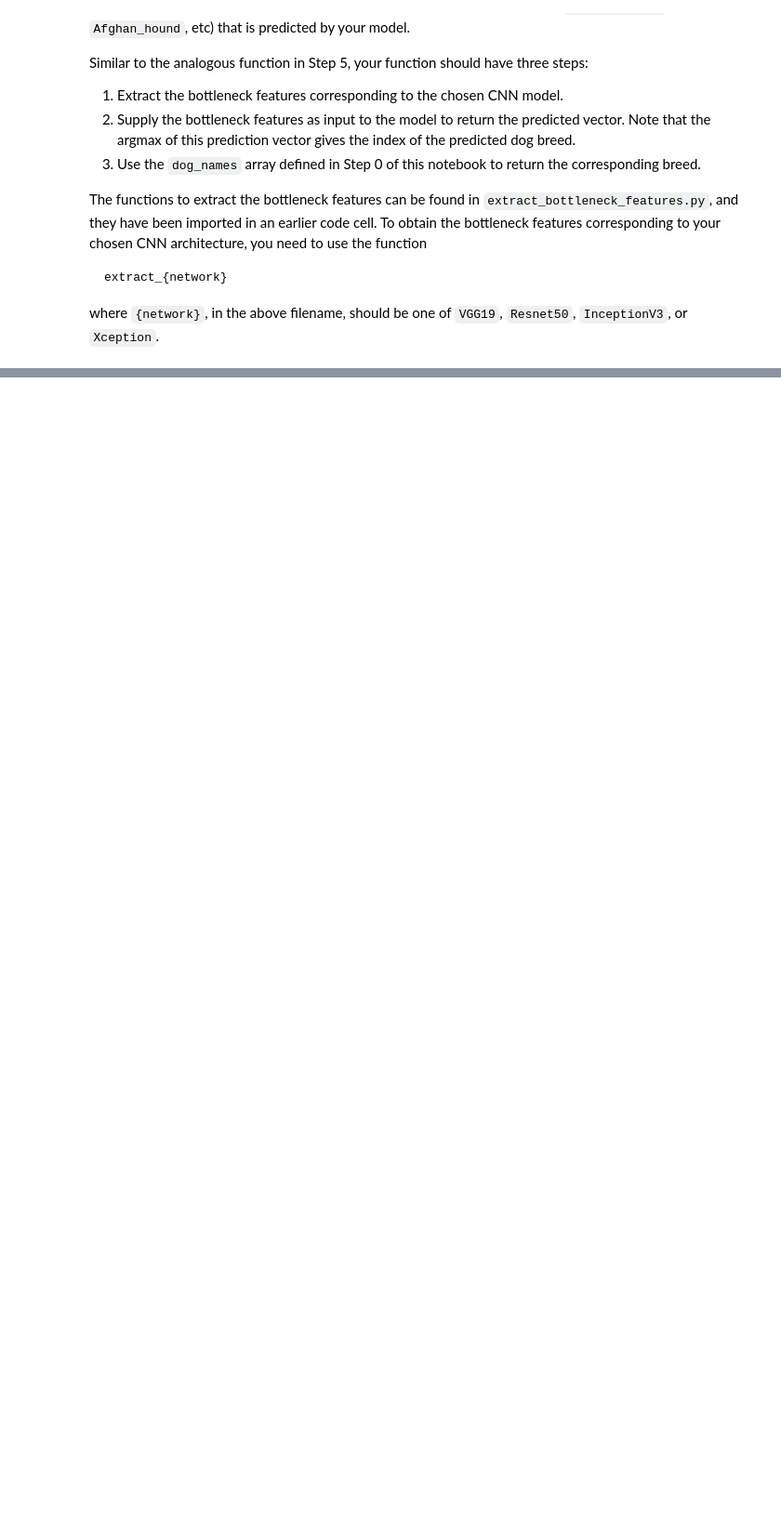
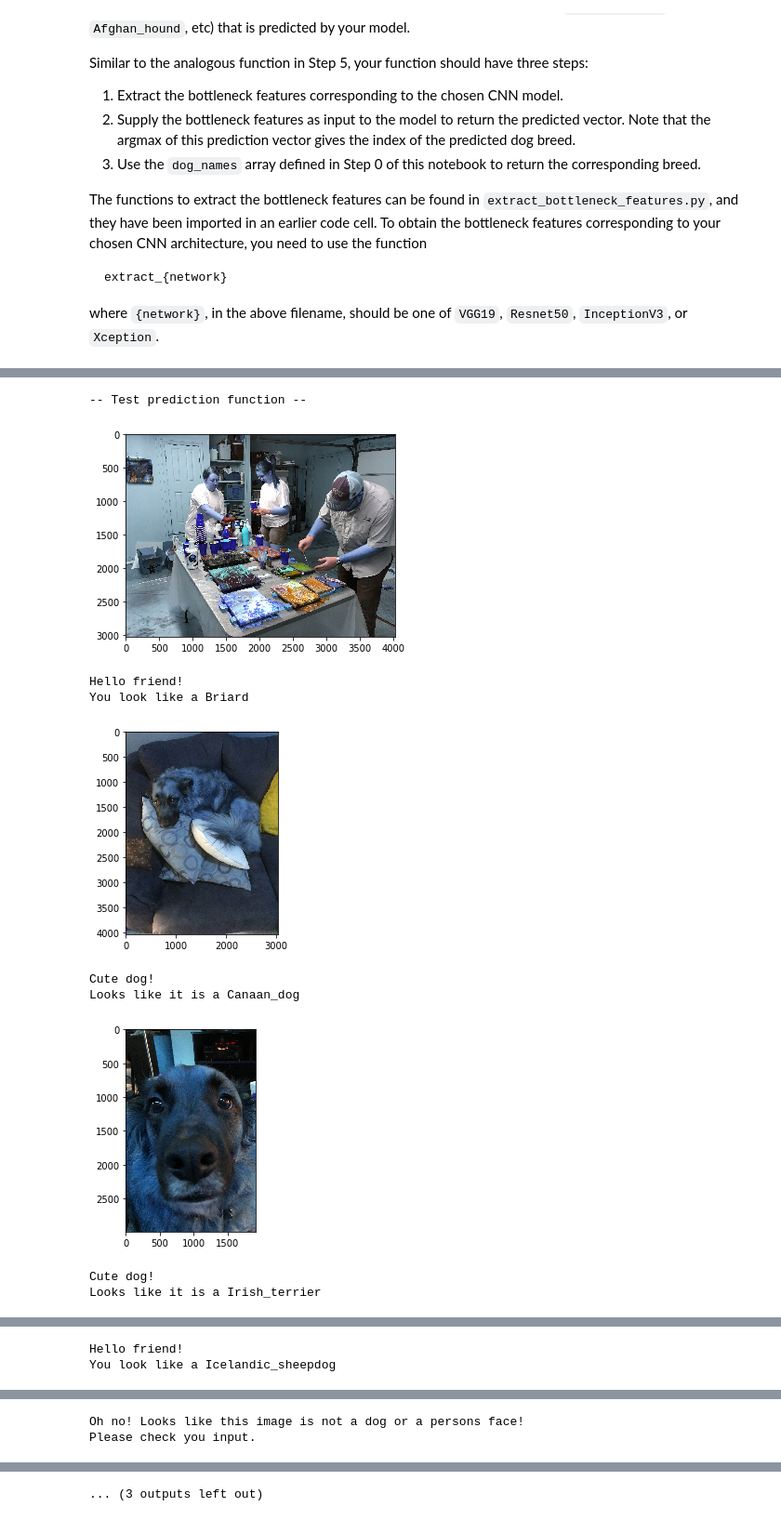
Before and after one commit to sjmiller8182/DogBreedClassifier, a Jupyter notebook: dog_app.ipynb, the cells around one changed output, grey strips where cells are left out. Shown at 93% size. Saved outputs shown, nothing was run; the diff lists cells and outputs as text; code cells hidden in the pictures; blank space fills up the shorter version.

```diff
--- a/dog_app.ipynb
+++ b/dog_app.ipynb
@@ -585,6 +685,7 @@ You are welcome to [augment the training data](https://blog.keras.io/building-po
 ### (IMPLEMENTATION) Load the Model with the Best Validation Loss
 # %%
 ### TODO: Load the model weights with the best validation loss.
+VGG19_Model.load_weights('saved_models/weights.best.VGG19.hdf5')
 # %% [markdown]
 ### (IMPLEMENTATION) Test the Model
 
@@ -609,3 +718,12 @@ where `{network}`, in the above filename, should be one of `VGG19`, `Resnet50`,
 # %%
 ### TODO: Write a function that takes a path to an image as input
 ### and returns the dog breed that is predicted by the model.
+from extract_bottleneck_features import *
+
+def VGG19_predict_breed(img_path):
+    # extract bottleneck features
+    bottleneck_feature = extract_VGG19(path_to_tensor(img_path))
+    # obtain predicted vector
+    predicted_vector = VGG19_Model.predict(bottleneck_feature)
+    # return dog breed that is predicted by the model
+    return dog_names[np.argmax(predicted_vector)]
@@ -633,3 +752,25 @@ Some sample output for our algorithm is provided below, but feel free to design
+# %%
+### TODO: Write your algorithm.
+### Feel free to use as many code cells as needed.
+def Predict_Dog_Breed(img_path):
+    # make breed prediction on image
+    predicted_breed = VGG19_predict_breed(img_path)
+
+    # print image
+    img = cv2.imread(img_path)
+    plt.imshow(img)
+    plt.show()
+
+    # print some text
+    if face_detector(img_path):
+        VGG19_predict_breed(img_path)
+        print("Hello friend!\nYou look like a " + predicted_breed)
+    elif dog_detector(img_path):
+
+        print("Cute dog!\nLooks like it is a " + predicted_breed)
+    else:
+        print("Oh no! Looks like this image is not a dog or a persons face!")
+        print("Please check you input.")
 # %% [markdown]
 ---
 <a id='step7'></a>
@@ -647,4 +791,27 @@ __Answer:__
 # %%
 ## TODO: Execute your algorithm from Step 6 on
 ## at least 6 images on your computer.
 ## Feel free to use as many code cells as needed.
+from numpy.random import choice as choose
+
+t_files = glob("personal_images/*")
+t_files = np.array(t_files)
+random.shuffle(t_files)
+
+dog_test_files = choose(test_files, 3)
+human_test_files = choose(human_files, 3)
+
+print('-- Test prediction function -- \n')
+for file in t_files:
+    Predict_Dog_Breed(file)
+# %% [output]
+-- Test prediction function --
+[figure, added]
+Hello friend!
+You look like a Briard
+[figure, added]
+Cute dog!
+Looks like it is a Canaan_dog
+[figure, added]
+Cute dog!
+Looks like it is a Irish_terrier
@@ -650,0 +819,2 @@ __Answer:__
+Hello friend!
+You look like a Icelandic_sheepdog
@@ -650,0 +822,2 @@ __Answer:__
+Oh no! Looks like this image is not a dog or a persons face!
+Please check you input.
@@ -650,0 +825 @@ __Answer:__
+... (3 outputs left out)
```
Also changed, not shown: parts of 22 cells of this notebook.
